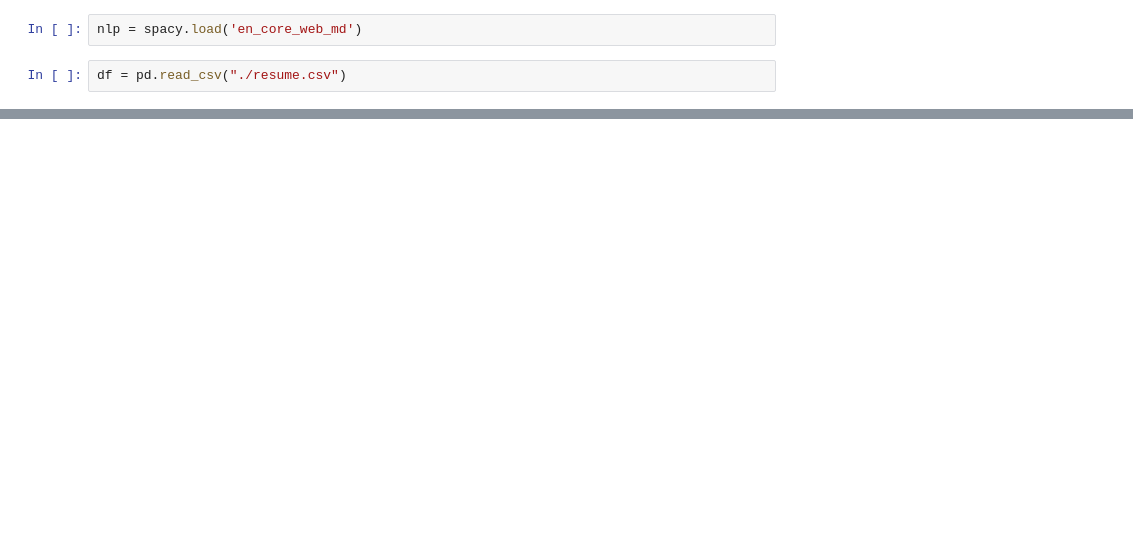
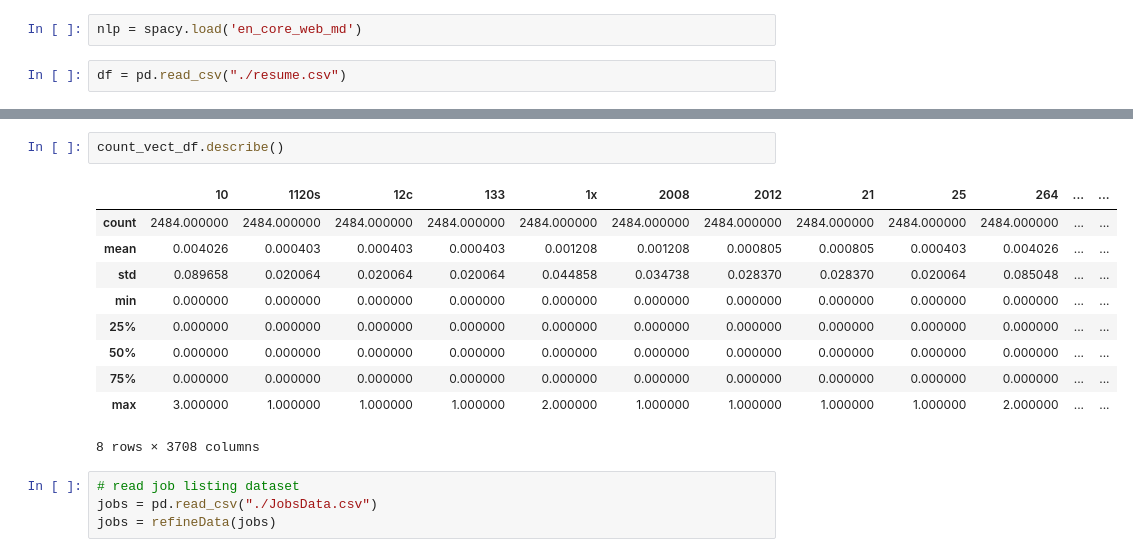
Before and after one commit to UTD-AIS-Mentorship/Resume-Grading-and-Job-Recommendation-Fall-22, a Jupyter notebook: Count Vectorize Resume Linkedin Keywords/Count Vectorization.ipynb, the cells around one changed output, grey strips where cells are left out. Drawn from its saved outputs; the diff is of its cells as text; blank space fills up the shorter version.

```diff
--- a/Count Vectorize Resume Linkedin Keywords/Count Vectorization.ipynb
+++ b/Count Vectorize Resume Linkedin Keywords/Count Vectorization.ipynb
@@ -177,0 +183,17 @@ Encoded Document is:
+# %%
+count_vect_df.describe()
+# %% [output]
+|  | 10 | 1120s | 12c | 133 | 1x | 2008 | 2012 | 21 | 25 | 264 | ... | ... |
+| count | 2484.000000 | 2484.000000 | 2484.000000 | 2484.000000 | 2484.000000 | 2484.000000 | 2484.000000 | 2484.000000 | 2484.000000 | 2484.000000 | ... | ... |
+| mean | 0.004026 | 0.000403 | 0.000403 | 0.000403 | 0.001208 | 0.001208 | 0.000805 | 0.000805 | 0.000403 | 0.004026 | ... | ... |
+| std | 0.089658 | 0.020064 | 0.020064 | 0.020064 | 0.044858 | 0.034738 | 0.028370 | 0.028370 | 0.020064 | 0.085048 | ... | ... |
+| min | 0.000000 | 0.000000 | 0.000000 | 0.000000 | 0.000000 | 0.000000 | 0.000000 | 0.000000 | 0.000000 | 0.000000 | ... | ... |
+| 25% | 0.000000 | 0.000000 | 0.000000 | 0.000000 | 0.000000 | 0.000000 | 0.000000 | 0.000000 | 0.000000 | 0.000000 | ... | ... |
+| 50% | 0.000000 | 0.000000 | 0.000000 | 0.000000 | 0.000000 | 0.000000 | 0.000000 | 0.000000 | 0.000000 | 0.000000 | ... | ... |
+| 75% | 0.000000 | 0.000000 | 0.000000 | 0.000000 | 0.000000 | 0.000000 | 0.000000 | 0.000000 | 0.000000 | 0.000000 | ... | ... |
+| max | 3.000000 | 1.000000 | 1.000000 | 1.000000 | 2.000000 | 1.000000 | 1.000000 | 1.000000 | 1.000000 | 2.000000 | ... | ... |
+8 rows × 3708 columns
+# %%
+# read job listing dataset
+jobs = pd.read_csv("./JobsData.csv")
+jobs = refineData(jobs)
```
Also changed, not shown: parts of 16 cells of this notebook, 3 other files.
